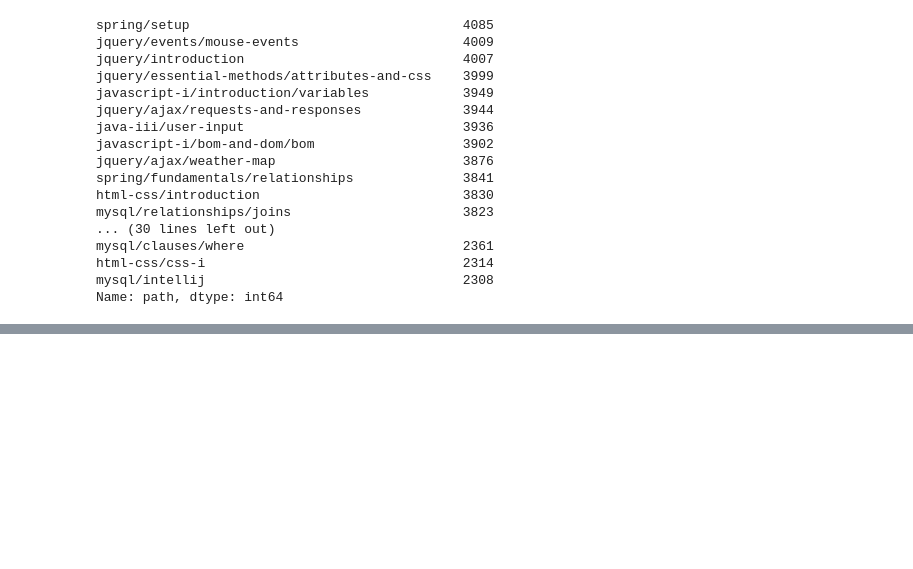
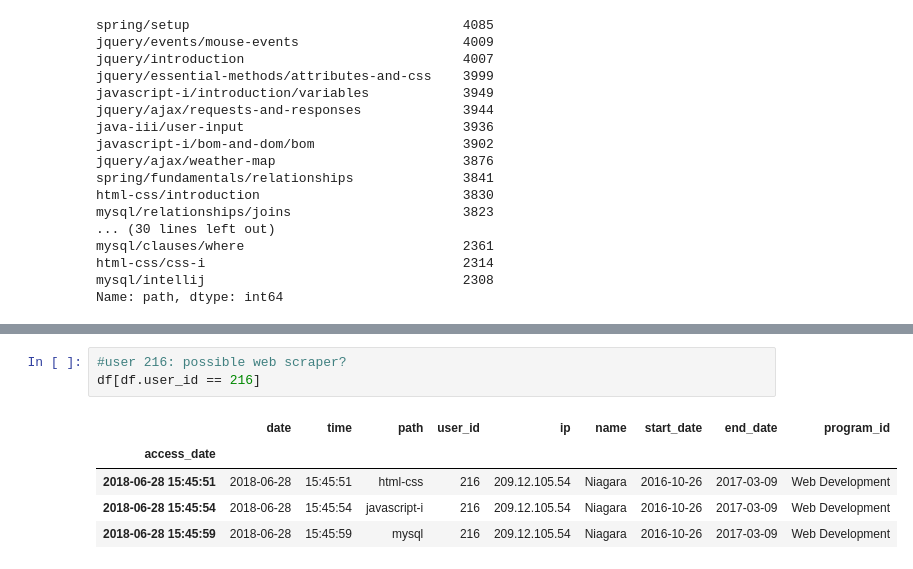
Before and after one commit to miller-cerna-laskowski-morris-eyring/anomaly-group-project, a Jupyter notebook: Eyring-notebook.ipynb, the cells around one changed output, grey strips where cells are left out. Drawn from its saved outputs; the diff is of its cells as text; blank space fills up the shorter version.

```diff
--- a/Eyring-notebook.ipynb
+++ b/Eyring-notebook.ipynb
@@ -506,0 +525,9 @@ df[df.user_id == 399]
+# %%
+#user 216: possible web scraper?
+df[df.user_id == 216]
+# %% [output]
+|  | date | time | path | user_id | ip | name | start_date | end_date | program_id |
+| access_date |  |  |  |  |  |  |  |  |  |
+| 2018-06-28 15:45:51 | 2018-06-28 | 15:45:51 | html-css | 216 | 209.12.105.54 | Niagara | 2016-10-26 | 2017-03-09 | Web Development |
+| 2018-06-28 15:45:54 | 2018-06-28 | 15:45:54 | javascript-i | 216 | 209.12.105.54 | Niagara | 2016-10-26 | 2017-03-09 | Web Development |
+| 2018-06-28 15:45:59 | 2018-06-28 | 15:45:59 | mysql | 216 | 209.12.105.54 | Niagara | 2016-10-26 | 2017-03-09 | Web Development |
```
Also changed, not shown: parts of 41 cells of this notebook.
